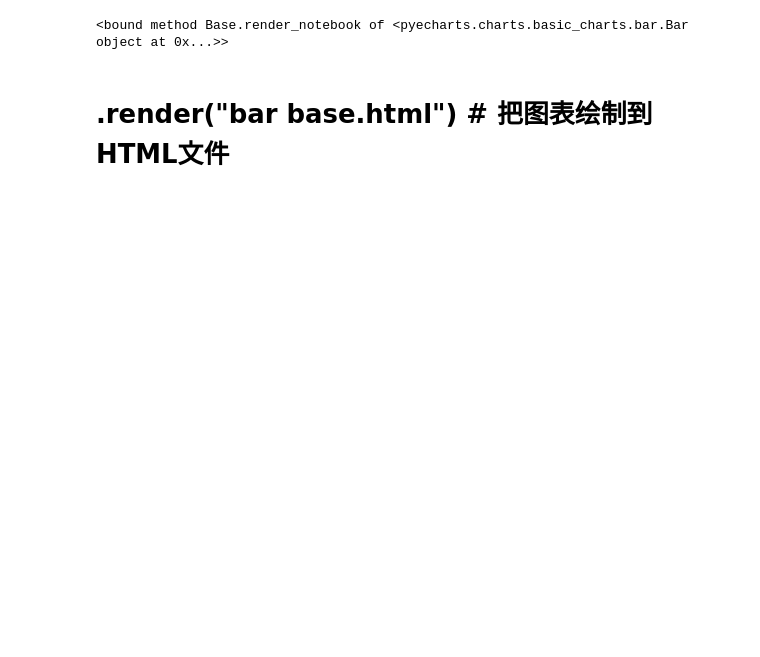
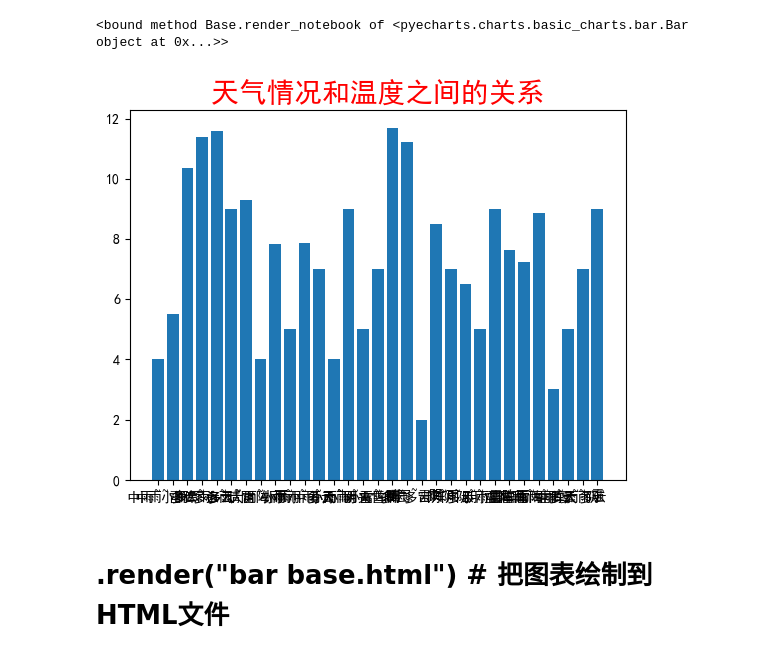
Before and after one commit to Chloe710/course, a Jupyter notebook: pandas/pyechart_matp_pandas_note.ipynb, the cells around one changed output. Drawn from its saved outputs; the diff is of its cells as text; code cells hidden in the pictures; blank space fills up the shorter version.

```diff
--- a/pandas/data_note.ipynb
+++ b/pandas/pyechart_matp_pandas_note.ipynb
@@ -478,6 +484,17 @@ c=(
 c.render_notebook
 # %% [output]
 <bound method Base.render_notebook of <pyecharts.charts.basic_charts.bar.Bar object at 0x...>>
+# %%
+import matplotlib.pyplot as plt
+plt.rcParams['font.family']='SimHei' # 解决画图中乱码的问题
+plt.rcParams['axes.unicode_minus']=False # 用来正常显示正负号
+# %%
+
+a=plt.bar(data.index, data.values)
+a=plt.title('天气情况和温度之间的关系',color='red',size=20)
+a=plt.show()
+# %% [output]
+[figure, added]
 # %% [markdown]
 # .render("bar base.html") # 把图表绘制到HTML文件
 # %%
```
Also changed, not shown: parts of 18 cells of this notebook.
